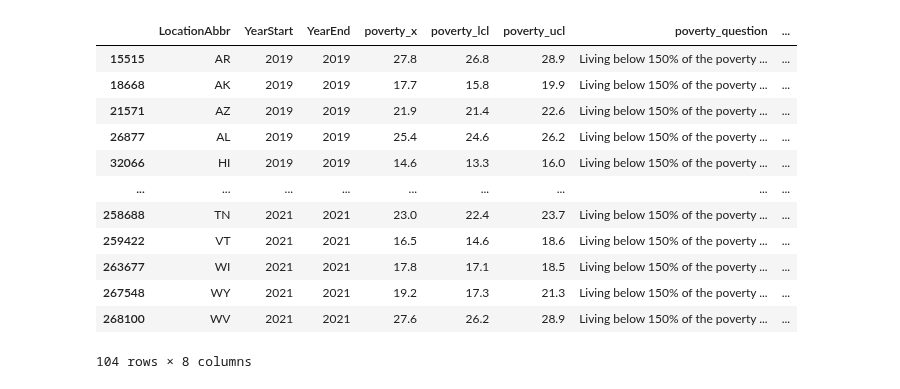
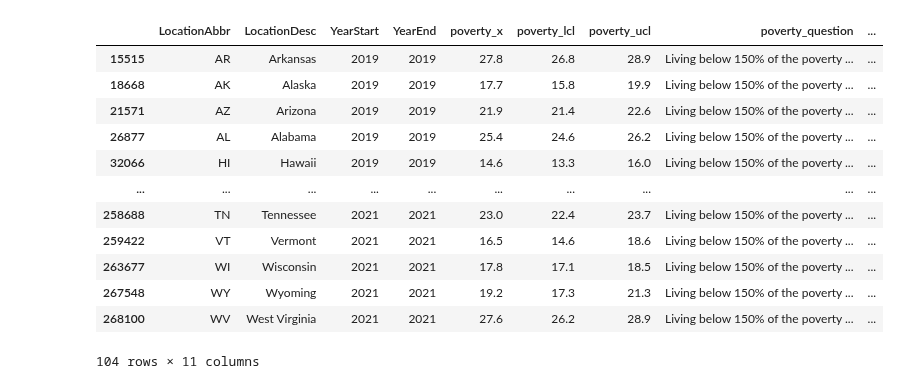
Before and after one commit to DonjhaiH/CDC-chronic, a Jupyter notebook: notebooks/eda_cleaning.ipynb, the cells around one changed output. Cells and saved outputs as stored; diff of their text form; code cells hidden in the pictures.

```diff
--- a/notebooks/eda_cleaning.ipynb
+++ b/notebooks/eda_cleaning.ipynb
@@ -21,0 +23,12 @@ nonan_cols.head()
+# %%
+# Parse Geolocation Points
+nonan_cols["Geolocation"].astype(str)
+
+lon_lat = (nonan_cols["Geolocation"]
+           .str.replace("POINT (", "", regex=False) # set false to make it literal
+           .str.replace(")", "", regex=False)
+           .str.split(r"\s+", expand=True)) # makes 2 columns
+
+nonan_cols["lon"] = pd.to_numeric(lon_lat[0], errors="coerce")
+nonan_cols["lat"] = pd.to_numeric(lon_lat[1], errors="coerce")
+nonan_cols
@@ -41,30 +68,30 @@ diab_y["diabetes_y"] = pd.to_numeric(diab_y["diabetes_y"], errors="coerce")
 # %%
 # Build poverty table
 poverty = nonan_cols.loc[(nonan_cols['Topic']=="Social Determinants of Health") &
 (nonan_cols["StratificationCategory1"]=="Overall") & (nonan_cols["QuestionID"]=="SDH01")]
 
 
 pov_x = poverty[[
-    "LocationAbbr", "YearStart", "YearEnd",
+    "LocationAbbr","LocationDesc", "YearStart", "YearEnd",
     "DataValue", "LowConfidenceLimit", "HighConfidenceLimit",
     "Question", "QuestionID"
 ]].rename(columns={"DataValue":"poverty_x", "LowConfidenceLimit":"poverty_lcl",
                    "HighConfidenceLimit":"poverty_ucl", "Question":"poverty_question",
                     "QuestionID":"poverty_question_id" })
 pov_x
 # %% [output]
-|  | LocationAbbr | YearStart | YearEnd | poverty_x | poverty_lcl | poverty_ucl | poverty_question | ... |
-| 15515 | AR | 2019 | 2019 | 27.8 | 26.8 | 28.9 | Living below 150% of the poverty ... | ... |
-| 18668 | AK | 2019 | 2019 | 17.7 | 15.8 | 19.9 | Living below 150% of the poverty ... | ... |
-| 21571 | AZ | 2019 | 2019 | 21.9 | 21.4 | 22.6 | Living below 150% of the poverty ... | ... |
-| 26877 | AL | 2019 | 2019 | 25.4 | 24.6 | 26.2 | Living below 150% of the poverty ... | ... |
-| 32066 | HI | 2019 | 2019 | 14.6 | 13.3 | 16.0 | Living below 150% of the poverty ... | ... |
-| ... | ... | ... | ... | ... | ... | ... | ... | ... |
-| 258688 | TN | 2021 | 2021 | 23.0 | 22.4 | 23.7 | Living below 150% of the poverty ... | ... |
-| 259422 | VT | 2021 | 2021 | 16.5 | 14.6 | 18.6 | Living below 150% of the poverty ... | ... |
-| 263677 | WI | 2021 | 2021 | 17.8 | 17.1 | 18.5 | Living below 150% of the poverty ... | ... |
-| 267548 | WY | 2021 | 2021 | 19.2 | 17.3 | 21.3 | Living below 150% of the poverty ... | ... |
-| 268100 | WV | 2021 | 2021 | 27.6 | 26.2 | 28.9 | Living below 150% of the poverty ... | ... |
+|  | LocationAbbr | LocationDesc | YearStart | YearEnd | poverty_x | poverty_lcl | poverty_ucl | poverty_question | ... |
+| 15515 | AR | Arkansas | 2019 | 2019 | 27.8 | 26.8 | 28.9 | Living below 150% of the poverty ... | ... |
+| 18668 | AK | Alaska | 2019 | 2019 | 17.7 | 15.8 | 19.9 | Living below 150% of the poverty ... | ... |
+| 21571 | AZ | Arizona | 2019 | 2019 | 21.9 | 21.4 | 22.6 | Living below 150% of the poverty ... | ... |
+| 26877 | AL | Alabama | 2019 | 2019 | 25.4 | 24.6 | 26.2 | Living below 150% of the poverty ... | ... |
+| 32066 | HI | Hawaii | 2019 | 2019 | 14.6 | 13.3 | 16.0 | Living below 150% of the poverty ... | ... |
+| ... | ... | ... | ... | ... | ... | ... | ... | ... | ... |
+| 258688 | TN | Tennessee | 2021 | 2021 | 23.0 | 22.4 | 23.7 | Living below 150% of the poverty ... | ... |
+| 259422 | VT | Vermont | 2021 | 2021 | 16.5 | 14.6 | 18.6 | Living below 150% of the poverty ... | ... |
+| 263677 | WI | Wisconsin | 2021 | 2021 | 17.8 | 17.1 | 18.5 | Living below 150% of the poverty ... | ... |
+| 267548 | WY | Wyoming | 2021 | 2021 | 19.2 | 17.3 | 21.3 | Living below 150% of the poverty ... | ... |
+| 268100 | WV | West Virginia | 2021 | 2021 | 27.6 | 26.2 | 28.9 | Living below 150% of the poverty ... | ... |
-104 rows × 8 columns
+104 rows × 11 columns
 # %%
 # Merge the two tables
```
Also changed, not shown: parts of 7 cells of this notebook, 1 other file.
